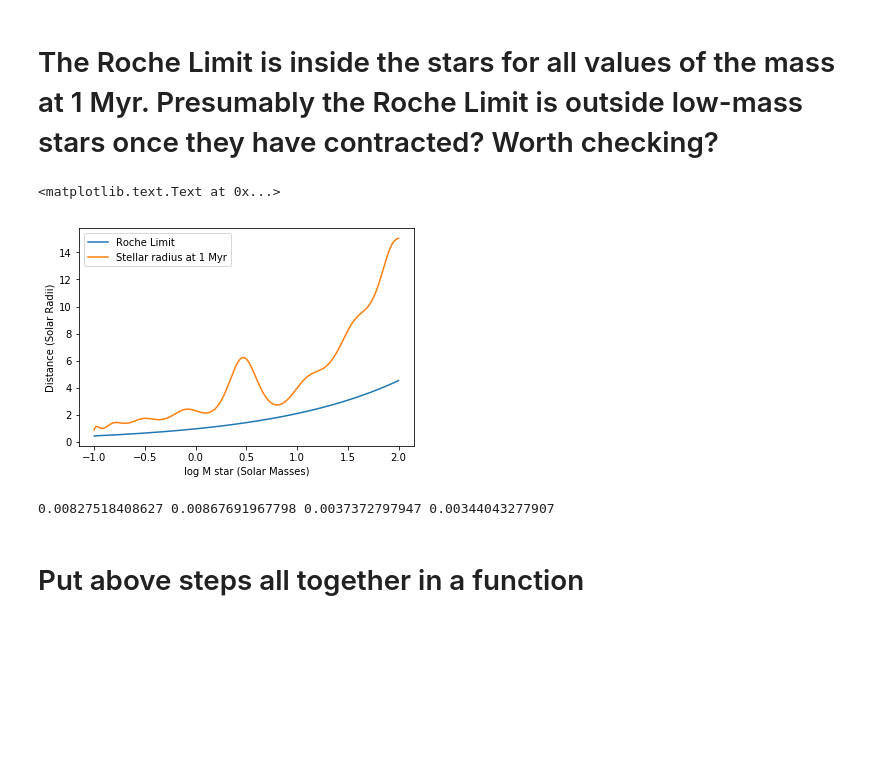
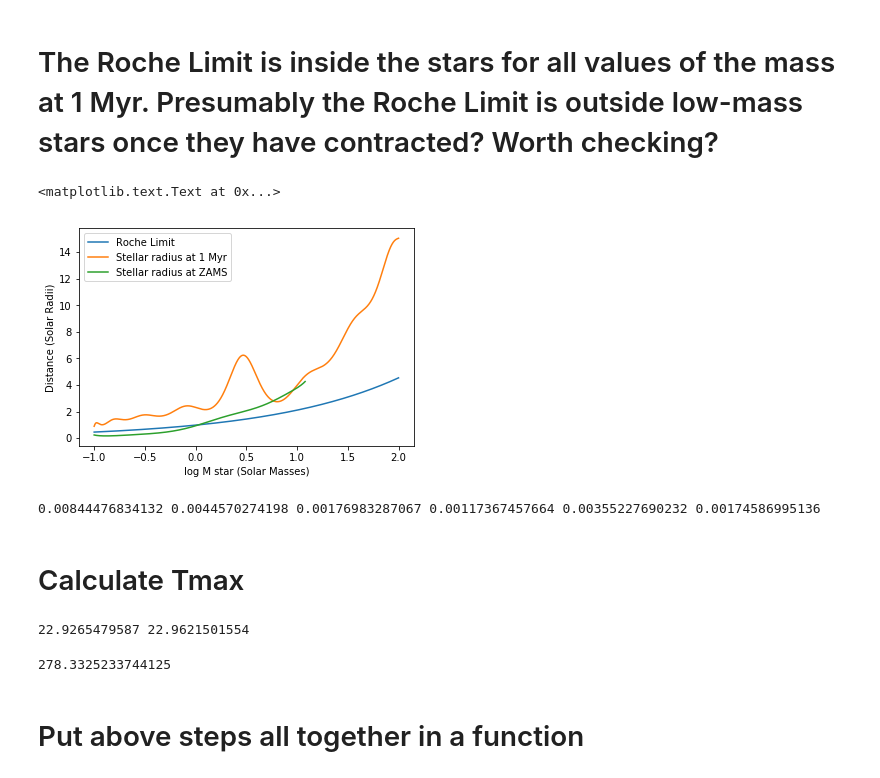
Before and after one commit to dtamayo/interstellar, a Jupyter notebook: samplecbp.ipynb, the cells around one changed output. Saved outputs shown, nothing was run; the diff lists cells and outputs as text; code cells hidden in the pictures; blank space fills up the shorter version.

```diff
--- a/samplecbp.ipynb
+++ b/samplecbp.ipynb
@@ -310,0 +338,27 @@ plt.show()
+# %%
+# Fit log_L then log_R as a function of log(mass) using polynomials
+FitLfuncMZAMS = np.polyfit((np.log10(df['star_mass'])), df['log_L'], 8)
+FitRfuncMZAMS = np.polyfit((np.log10(df['star_mass'])), df['log_R'], 8)
+
+
+# Convenience function to easily call the polynomials as functions
+# These are the functions you will need to use
+# example: Luminosity for a 1 solar mass star: PolyLfuncM((1.))
+# It hence takes logs and output logs
+PolyLfuncMZAMS = np.poly1d(FitLfuncMZAMS)
+PolyRfuncMZAMS = np.poly1d(FitRfuncMZAMS)
+
+############################## PLOT ############################
+# stellar mass array
+arraytest = np.linspace(0.1,12.,len(df['log_R']))
+
+# Compare fit and data for L func of M
+plt.plot(np.log10(df['star_mass']),df['log_L'], color='black')
+plt.plot(np.log10(arraytest),PolyLfuncMZAMS(np.log10(arraytest).reshape((len(arraytest),1))), color='green')
+
+# Compare fit and data for R func of M
+plt.plot(np.log10(df['star_mass']),df['log_R'], color='blue')
+plt.plot(np.log10(arraytest),PolyRfuncMZAMS(np.log10(arraytest).reshape((len(arraytest),1))), color='red')
+
+plt.show()
+############################## END sPLOT ############################
@@ -333,33 +389,56 @@ def aRoche(Mstar): # assumes fluid body (coeff of 1.26) and a bulk density for t
     rho_body = 3
     return 1.26*Mstar**(1./3.)*(rho_sun/rho_body)**(1./3.)*Rsun # Return value in AU
 
-def Rstar(Mstar): # Returns radius of star in AU at time interpolated in cell above
+def Rstar1Myr(Mstar): # Returns radius of star in AU at time interpolated in cell above
     if Mstar < 0.1: # function can't interpolate below 0.1
         Mstar = 0.1
     return 10**PolyRfuncM(np.log10(Mstar))*Rsun
+
+def RstarZAMS(Mstar): # Returns radius of star in AU at time interpolated in cell above
+    if Mstar < 0.1: # function can't interpolate below 0.1
+        Mstar = 0.1
+    return 10**PolyRfuncMZAMS(np.log10(Mstar))*Rsun
 # %%
 aRoches = np.array([aRoche(10**M) for M in starmasses])/Rsun
-Rstars = np.array([Rstar(10**M) for M in starmasses])/Rsun
+Rstars1Myr = np.array([Rstar(10**M) for M in starmasses])/Rsun
+
+starmassescut = np.linspace(np.log10(0.1), np.log10(12), len(starmasses))
+RstarsZAMS = np.array([RstarZAMS(10**M) for M in starmassescut])/Rsun
 # %% [markdown]
 # The Roche Limit is inside the stars for all values of the mass at 1 Myr. Presumably the Roche Limit is outside low-mass stars once they have contracted? Worth checking?
 # %%
 fig, ax = plt.subplots()
 ax.plot(starmasses, aRoches, label='Roche Limit')
-ax.plot(starmasses, Rstars, label='Stellar radius at 1 Myr')
+ax.plot(starmasses, Rstars1Myr, label='Stellar radius at 1 Myr')
+ax.plot(starmassescut, RstarsZAMS, label='Stellar radius at ZAMS')
 ax.legend()
 ax.set_xlabel('log M star (Solar Masses)')
 ax.set_ylabel('Distance (Solar Radii)')
 # %% [output]
 <matplotlib.text.Text at 0x...>
-[figure, old version]
+[figure, new version]
 # %%
 R1 = Rstar(M1)
 R2 = Rstar(M2)
+R1ZAMS = RstarZAMS(M1)
+R2ZAMS = RstarZAMS(M2)
 aRoche1 = aRoche(M1)
 aRoche2 = aRoche(M2)
-print(R1, R2, aRoche1, aRoche2)
+print(R1, R2, R1ZAMS, R2ZAMS, aRoche1, aRoche2)
 # %% [output]
-0.00827518408627 0.00867691967798 0.0037372797947 0.00344043277907
+0.00844476834132 0.0044570274198 0.00176983287067 0.00117367457664 0.00355227690232 0.00174586995136
+# %% [markdown]
+# Calculate Tmax
+# %%
+Tmax1 = (Ltot / (4.*np.pi*(mind1*AU)**2) / 4. / sbconst)**0.25
+Tmax2 = (Ltot / (4.*np.pi*(mind2*AU)**2) / 4. / sbconst)**0.25
+print(Tmax1, Tmax2)
+# %% [output]
+22.9265479587 22.9621501554
+# %%
+(Lsun / (4.*np.pi*(AU)**2) / 4. / sbconst)**0.25
+# %% [output]
+278.3325233744125
 # %% [markdown]
 # Put above steps all together in a function
 # %%
```
Also changed, not shown: parts of 47 cells of this notebook, 2 other files.
